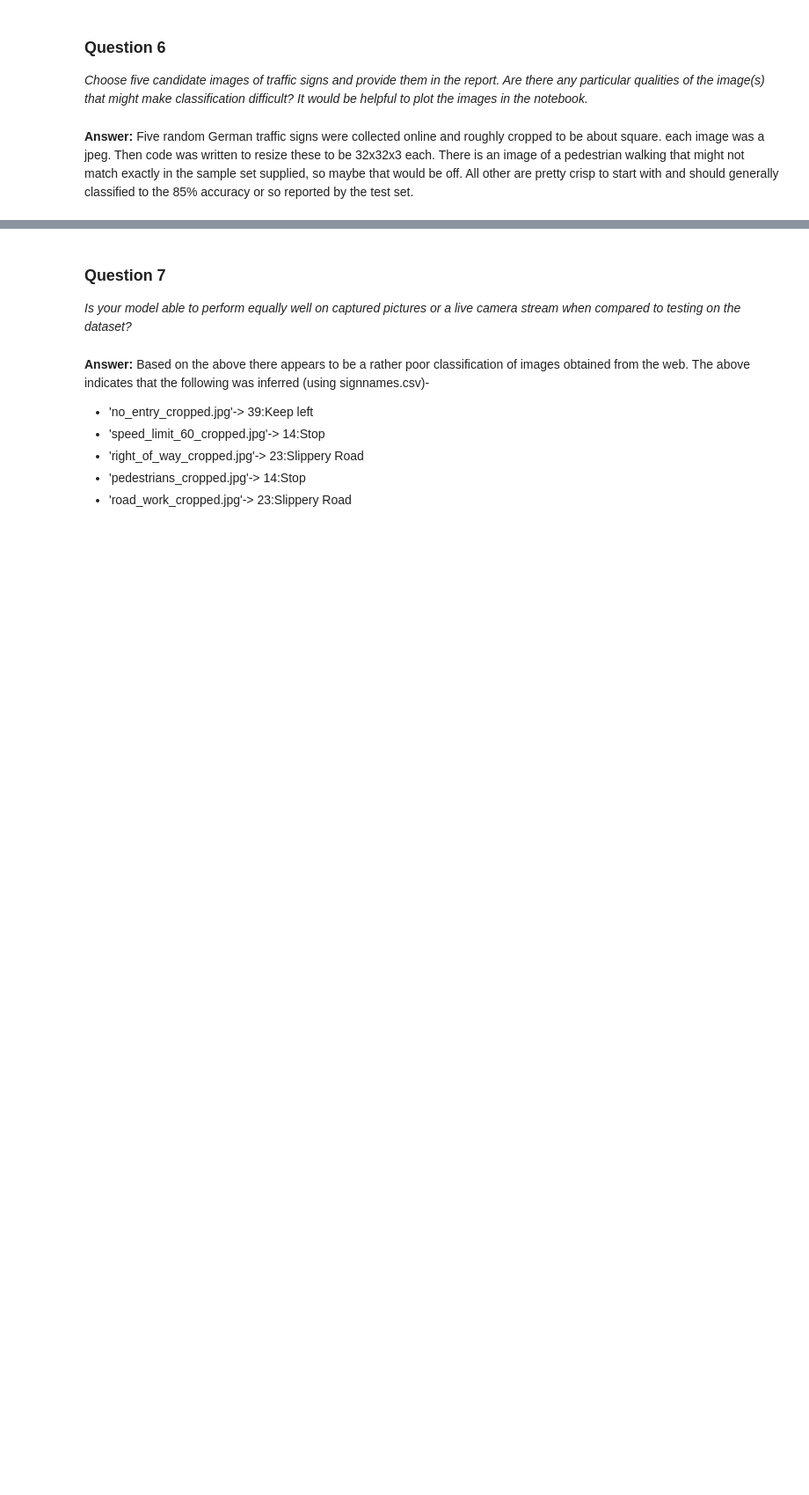
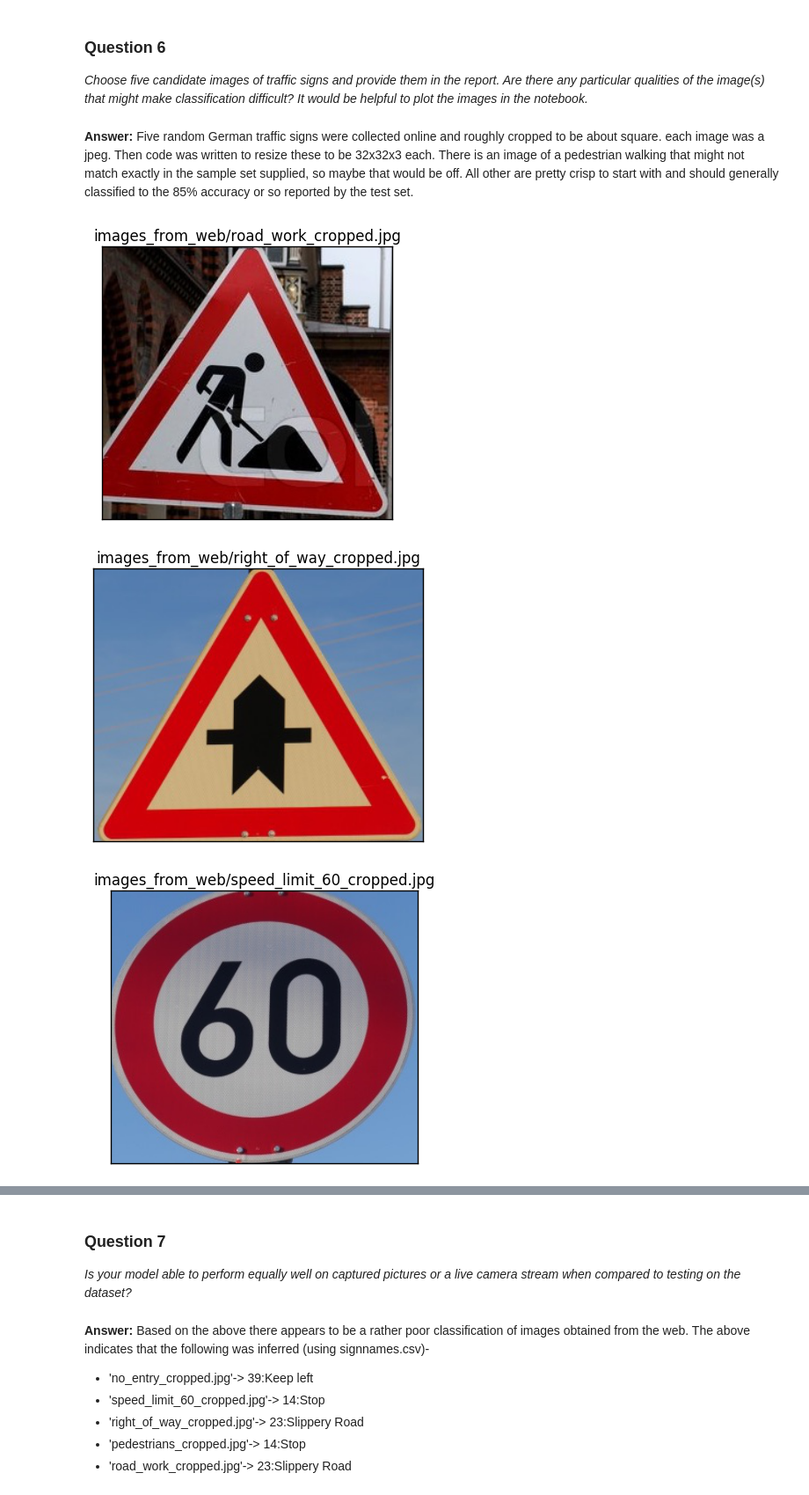
Before and after one commit to bganguly/CarND-Traffic-Signs-P2, a Jupyter notebook: Traffic_Signs_Recognition.ipynb, the cells around one changed output, grey strips where cells are left out. Shown at 88% size. Saved outputs shown, nothing was run; the diff lists cells and outputs as text; code cells hidden in the pictures; blank space fills up the shorter version.

```diff
--- a/Traffic_Signs_Recognition.ipynb
+++ b/Traffic_Signs_Recognition.ipynb
@@ -457,3 +417,37 @@ _Choose five candidate images of traffic signs and provide them in the report. A
 **Answer:**
 Five random German traffic signs were collected online and roughly cropped to be about square. each image was a jpeg. Then code was written to resize these to be 32x32x3 each.
 There is an image of a pedestrian walking that might not match exactly  in the sample set supplied, so maybe that would be off. All other are pretty crisp to start with and should generally classified to the 85% accuracy or so reported by the test set.
+# %%
+def show_images(images, per_row=1, titles=None, main_title=None):
+    figure = plt.figure(1)
+
+    for n, img in enumerate(images):
+        ax = figure.add_subplot(np.ceil(len(images) / per_row), per_row, n + 1)
+
+        ax.grid(False)
+        ax.set_xticklabels([])
+        ax.set_yticklabels([])
+        ax.set_xticks([])
+        ax.set_yticks([])
+
+        if (titles is not None and len(titles) >= n):
+            ax.set_title(titles[n])
+        img = cv2.cvtColor(img, cv2.COLOR_BGR2RGB)
+        plt.imshow(img)
+        # 'images_from_web/' below is coming from the next function
+        figure.savefig('output_for_readme/processed_Frames_'+titles[0][len('images_from_web/'):])
+    if main_title is not None:
+        plt.suptitle(main_title)
+
+    plt.show()
+# %%
+images_path = 'images_from_web/*.jpg'
+image_files = glob.glob(images_path)
+
+for fname in image_files:
+    img = cv2.imread(fname)
+    show_images([img], titles=[fname])
+# %% [output]
+[figure, added]
+[figure, added]
+[figure, added]
```
Also changed, not shown: parts of 10 cells of this notebook, 6 other files.
